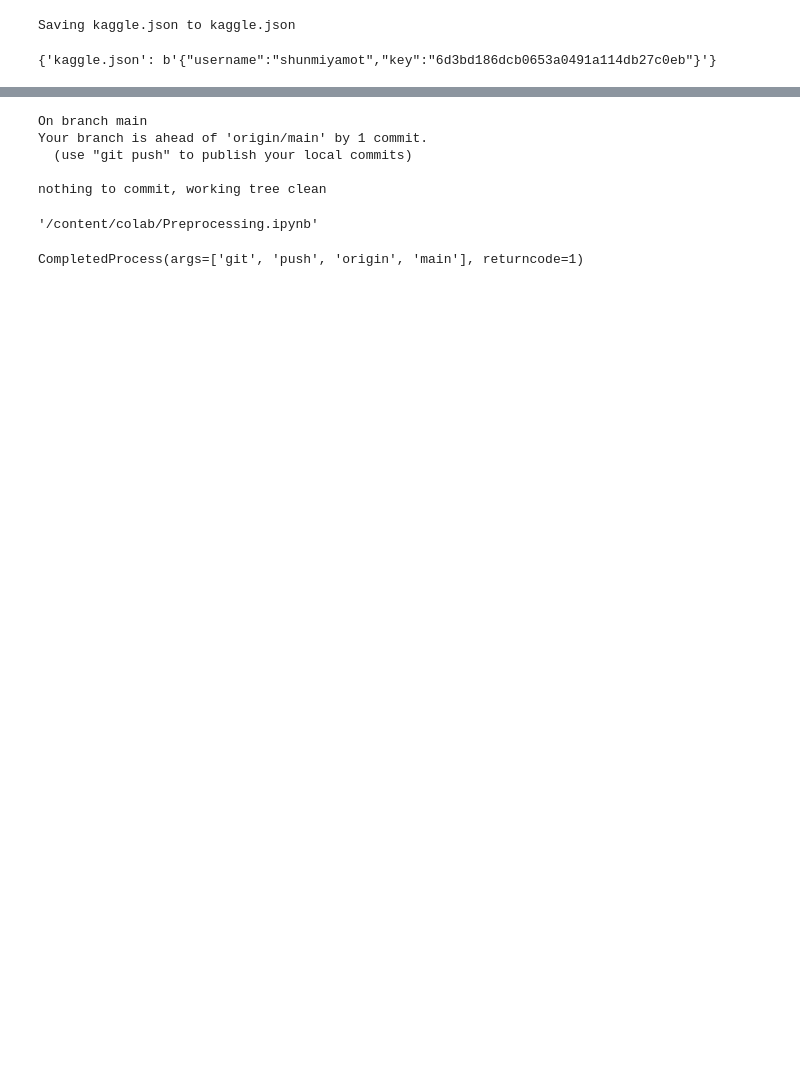
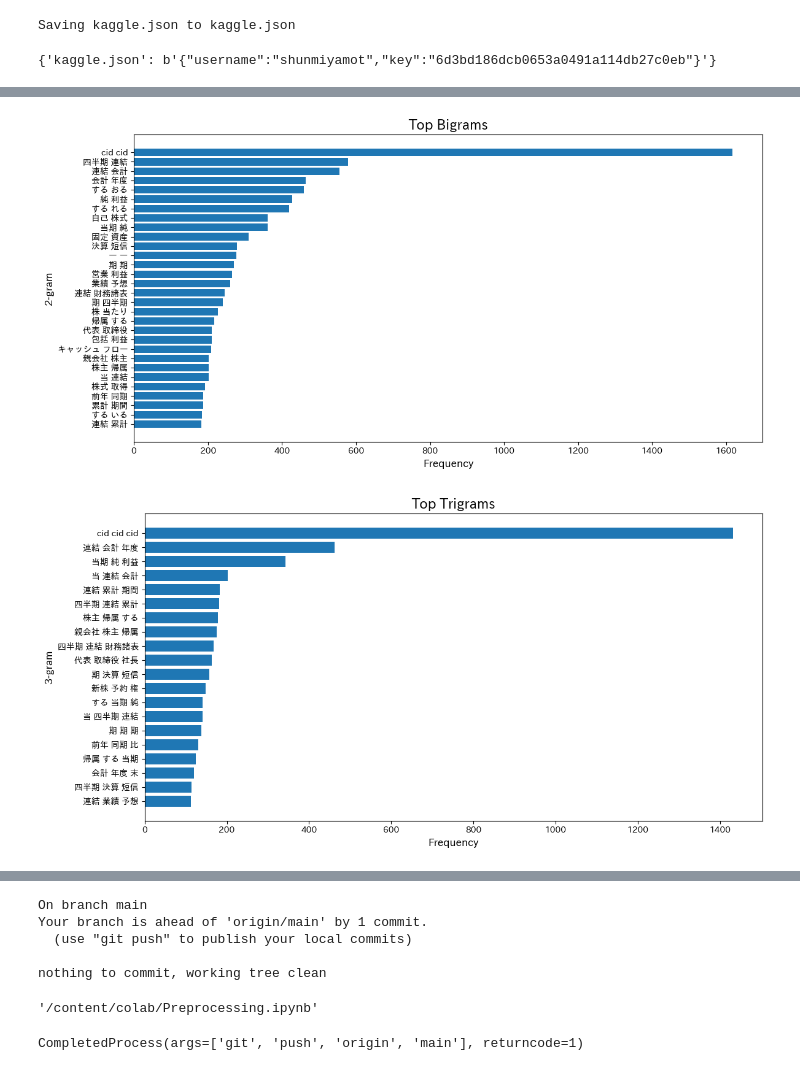
Before and after one commit to shun0109/colab, a Jupyter notebook: Untitled1.ipynb, the cells around one changed output, grey strips where cells are left out. Cells and saved outputs as stored; diff of their text form; code cells hidden in the pictures; blank space fills up the shorter version.

```diff
--- a/Untitled1.ipynb
+++ b/Untitled1.ipynb
@@ -168,0 +206,2 @@ def preprocess(df,col_name):
+# %%
+df_txt=preprocess(df,'PDF_Text')
@@ -168,0 +319,46 @@ def preprocess(df,col_name):
+# %%
+from collections import Counter
+from itertools import tee, islice
+import matplotlib.pyplot as plt
+from matplotlib import rcParams
+
+# Set Japanese font
+rcParams['font.family'] = 'IPAexGothic'
+
+# Helper function to create n-grams from a list of tokens
+def generate_ngrams(tokens, n):
+    if len(tokens) < n:
+        return []
+    return zip(*(islice(seq, index, None) for index, seq in enumerate(tee(tokens, n))))
+
+# Collect all n-grams across your corpus
+def collect_ngrams(df, n=2):
+    all_ngrams = []
+    for sentence_list in df['Tokenized_Sentence']:
+        for tokens in sentence_list:
+            ngrams = generate_ngrams(tokens, n)
+            all_ngrams.extend([" ".join(ng) for ng in ngrams])
+    return Counter(all_ngrams)
+# %%
+def plot_top_ngrams(ngram_counter, top_n=20, title="Top N-grams"):
+    common_ngrams = ngram_counter.most_common(top_n)
+    ngrams, counts = zip(*common_ngrams)
+
+    plt.figure(figsize=(12, 6))
+    plt.barh(ngrams[::-1], counts[::-1])  # Reverse for descending order
+    plt.title(title, fontsize=16)
+    plt.xlabel("Frequency", fontsize=12)
+    plt.ylabel(f"{len(ngrams[0].split())}-gram", fontsize=12)
+    plt.tight_layout()
+    plt.show()
+# %%
+# Bigram example
+bigram_counter = collect_ngrams(df_txt, n=2)
+plot_top_ngrams(bigram_counter, top_n=30, title="Top Bigrams")
+
+# Trigram example
+trigram_counter = collect_ngrams(df_txt, n=3)
+plot_top_ngrams(trigram_counter, top_n=20, title="Top Trigrams")
+# %% [output]
+[figure, added]
+[figure, added]
```
Also changed, not shown: parts of 26 cells of this notebook.
